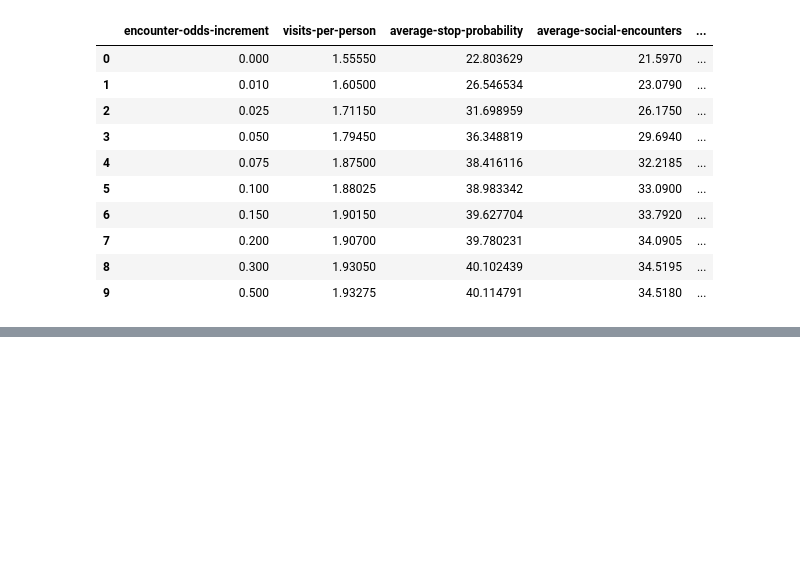
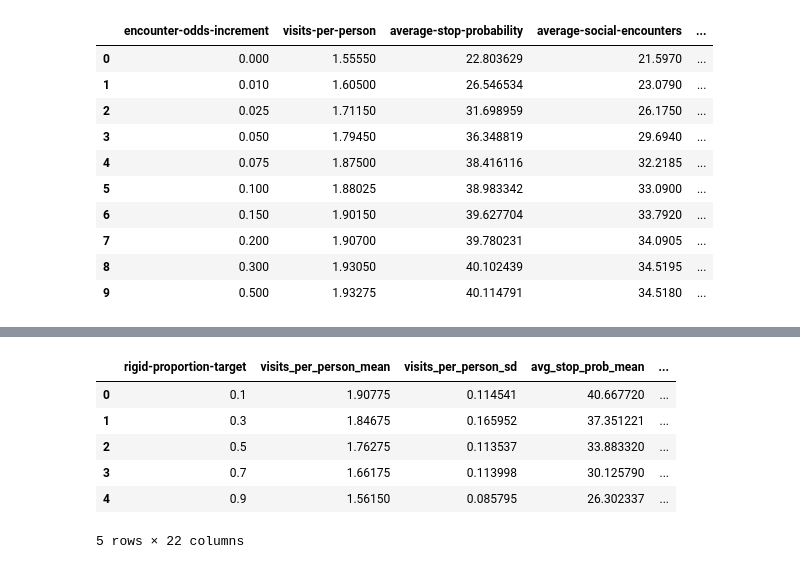
Before and after one commit to Tony-Vo-1011/Bachelor-Thesis, a Jupyter notebook: Netlogo/extended_model.ipynb, the cells around one changed output, grey strips where cells are left out. Cells and saved outputs as stored; diff of their text form; code cells hidden in the pictures; blank space fills up the shorter version.

Commit message:
new experiments and file path renames

```diff
--- a/Netlogo/extended_model.ipynb
+++ b/Netlogo/extended_model.ipynb
@@ -9,12 +9,12 @@ import seaborn as sns
 
 # 1. Explicitly point to the libjvm.dylib file inside NetLogo's application package
 # Path on GIS DESKTOP
-jvm_path = "C:/Program Files/NetLogo 6.4.0/runtime/bin/server/jvm.dll"
-netlogo_home = "C:/Program Files/NetLogo 6.4.0"
+# jvm_path = "C:/Program Files/NetLogo 6.4.0/runtime/bin/server/jvm.dll"
+# netlogo_home = "C:/Program Files/NetLogo 6.4.0"
 
 #Path on Mac Laptop
-#jvm_path = "/Applications/NetLogo 6.4.0/runtime/Contents/Home/lib/server/libjvm.dylib"
-#netlogo_home="/Applications/NetLogo 6.4.0"
+jvm_path = "/Applications/NetLogo 6.4.0/runtime/Contents/Home/lib/server/libjvm.dylib"
+netlogo_home="/Applications/NetLogo 6.4.0"
 
 netlogo = pynetlogo.NetLogoLink(
     gui=False,
@@ -23,10 +23,10 @@ netlogo = pynetlogo.NetLogoLink(
 )
 
 # Path in GIS DESKTOP
-model_path = "C:/Users/15177459/Desktop/Bachelor-Thesis/Netlogo/third_place_attributes.nlogo"
+# model_path = "C:/Users/15177459/Desktop/Bachelor-Thesis/Netlogo/third_place_attributes.nlogo"
 
 # Path in Mac Laptop
-#model_path = "/Users/tonyvo/Desktop/Thesis/netlogo/models/6.4.0/third_place_attributes.nlogo"
+model_path = "/Users/tonyvo/Desktop/Thesis/Bachelor-Thesis/Netlogo/third_place_attributes.nlogo"
 
 netlogo.load_model(model_path)
 netlogo.command("setup")
@@ -780,0 +876,56 @@ exp4_table
+# %%
+summary_exp6 = (
+    exp6
+    .groupby(["rigid-dwell-time", "medium-dwell-time", "flexible-dwell-time"])
+    .agg(
+        # visits
+        visits_per_person_mean       = ("visits-per-person",                   "mean"),
+        visits_per_person_sd         = ("visits-per-person",                   "std"),
+
+        # stop probability
+        avg_stop_prob_mean           = ("average-stop-probability",            "mean"),
+        avg_stop_prob_sd             = ("average-stop-probability",            "std"),
+
+        # social encounters
+        avg_social_encounters_mean   = ("average-social-encounters",           "mean"),
+        avg_social_encounters_sd     = ("average-social-encounters",           "std"),
+
+        # social odds ratio
+        avg_social_odds_ratio_mean   = ("average-social-odds-ratio",           "mean"),
+        avg_social_odds_ratio_sd     = ("average-social-odds-ratio",           "std"),
+
+        # co-presence
+        total_co_presence_mean       = ("total-co-presence",                   "mean"),
+        total_co_presence_sd         = ("total-co-presence",                   "std"),
+        co_presence_per_visit_mean   = ("co-presence-per-visit",               "mean"),
+        co_presence_per_visit_sd     = ("co-presence-per-visit",               "std"),
+
+        # place coverage
+        visited_places_count_mean    = ("visited-places-count",                "mean"),
+        visited_places_count_sd      = ("visited-places-count",                "std"),
+        places_with_co_presence_mean = ("places-with-co-presence",             "mean"),
+        places_with_co_presence_sd   = ("places-with-co-presence",             "std"),
+
+        # concentration
+        visit_concentration_mean     = ("visit-concentration",                 "mean"),
+        visit_concentration_sd       = ("visit-concentration",                 "std"),
+
+        # place attributes
+        avg_affordability_mean       = ("average-visited-place-affordability", "mean"),
+        avg_welcomingness_mean       = ("average-visited-place-welcomingness", "mean"),
+
+        # sanity check
+        n_runs                       = ("run_id",                              "count"),
+    )
+    .reset_index()
+)
+
+summary_exp6
+# %% [output]
+|  | rigid-proportion-target | visits_per_person_mean | visits_per_person_sd | avg_stop_prob_mean | ... |
+| 0 | 0.1 | 1.90775 | 0.114541 | 40.667720 | ... |
+| 1 | 0.3 | 1.84675 | 0.165952 | 37.351221 | ... |
+| 2 | 0.5 | 1.76275 | 0.113537 | 33.883320 | ... |
+| 3 | 0.7 | 1.66175 | 0.113998 | 30.125790 | ... |
+| 4 | 0.9 | 1.56150 | 0.085795 | 26.302337 | ... |
+5 rows × 22 columns
```
Also changed, not shown: parts of 3 cells of this notebook, 2 other files.
